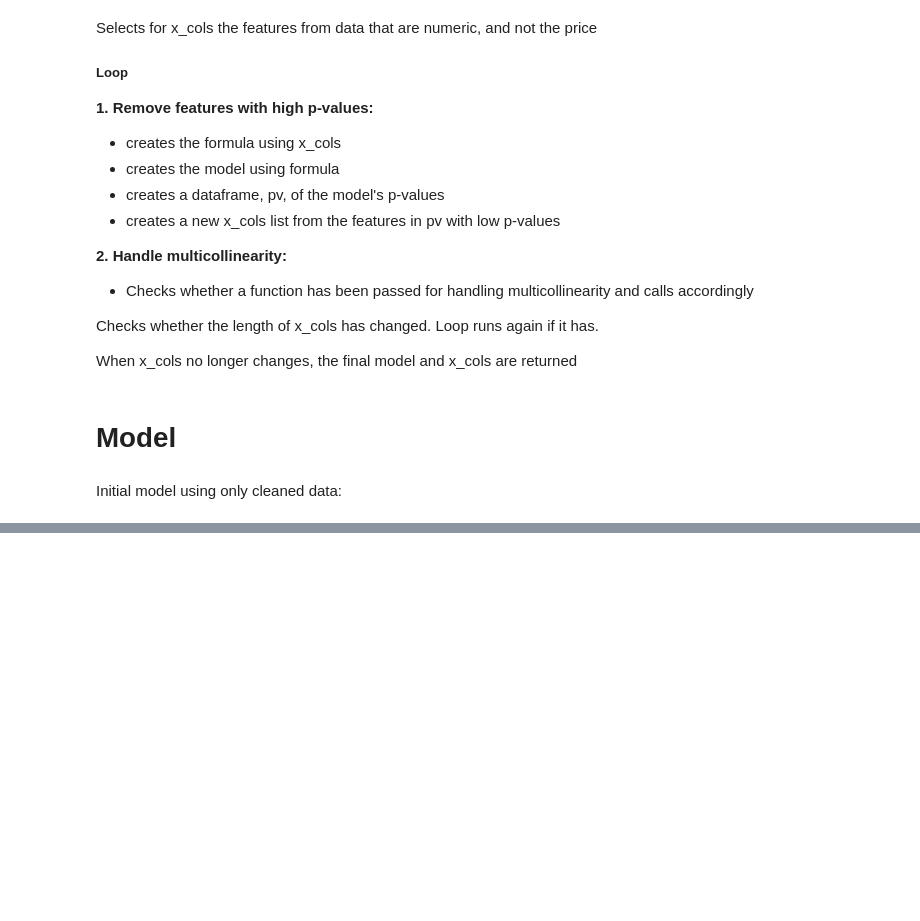
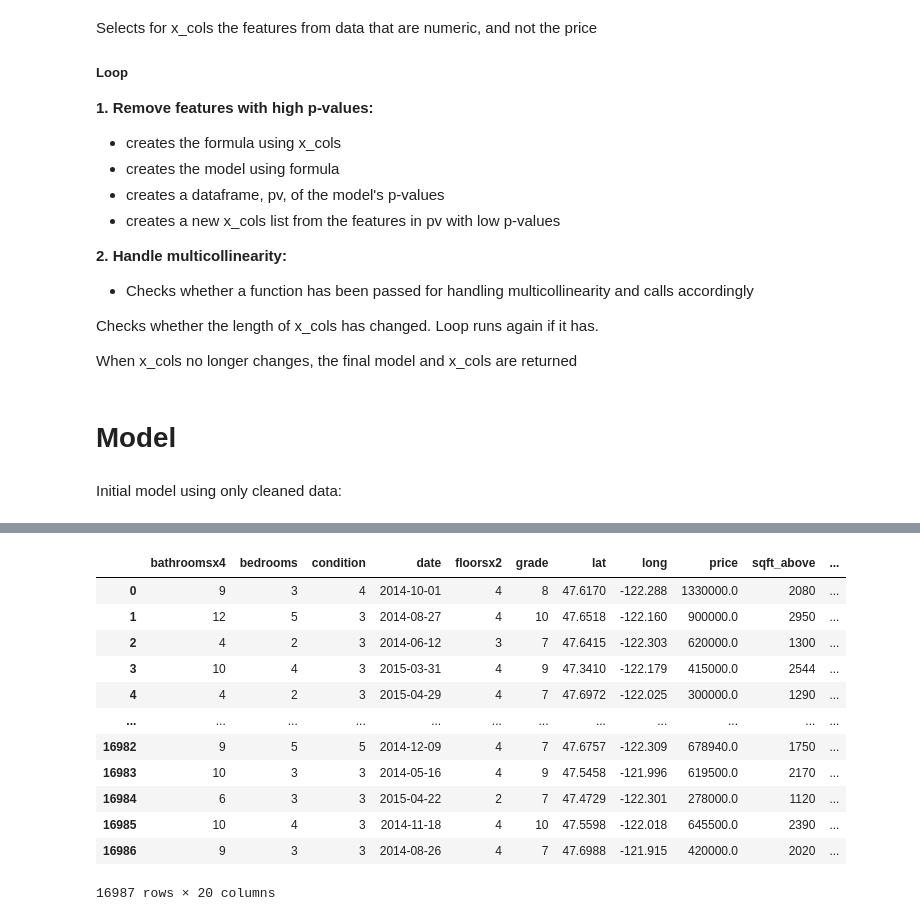
Before and after one commit to Maltanno/Phase2_Project, a Jupyter notebook: Model-Copy2.ipynb, the cells around one changed output, grey strips where cells are left out. Drawn from its saved outputs; the diff is of its cells as text; code cells hidden in the pictures; blank space fills up the shorter version.

```diff
--- a/Model-Copy2.ipynb
+++ b/Model-Copy2.ipynb
@@ -349,0 +427,26 @@ strong multicollinearity or other numerical problems.
+# %%
+data = pd.read_csv('data/clean.csv')
+#data = data[data.price < 2000000]
+
+data.sort_index(axis=1, inplace=True)
+data_train, data_test = tts(data, train_size=0.8, random_state=111)
+multicollinearity_threshold=0.7
+
+#data_t = data.copy()
+# data_t = transform(data_train)
+data_train = data_train.reset_index().drop('index', axis=1)
+data_train
+# %% [output]
+|  | bathroomsx4 | bedrooms | condition | date | floorsx2 | grade | lat | long | price | sqft_above | ... |
+| 0 | 9 | 3 | 4 | 2014-10-01 | 4 | 8 | 47.6170 | -122.288 | 1330000.0 | 2080 | ... |
+| 1 | 12 | 5 | 3 | 2014-08-27 | 4 | 10 | 47.6518 | -122.160 | 900000.0 | 2950 | ... |
+| 2 | 4 | 2 | 3 | 2014-06-12 | 3 | 7 | 47.6415 | -122.303 | 620000.0 | 1300 | ... |
+| 3 | 10 | 4 | 3 | 2015-03-31 | 4 | 9 | 47.3410 | -122.179 | 415000.0 | 2544 | ... |
+| 4 | 4 | 2 | 3 | 2015-04-29 | 4 | 7 | 47.6972 | -122.025 | 300000.0 | 1290 | ... |
+| ... | ... | ... | ... | ... | ... | ... | ... | ... | ... | ... | ... |
+| 16982 | 9 | 5 | 5 | 2014-12-09 | 4 | 7 | 47.6757 | -122.309 | 678940.0 | 1750 | ... |
+| 16983 | 10 | 3 | 3 | 2014-05-16 | 4 | 9 | 47.5458 | -121.996 | 619500.0 | 2170 | ... |
+| 16984 | 6 | 3 | 3 | 2015-04-22 | 2 | 7 | 47.4729 | -122.301 | 278000.0 | 1120 | ... |
+| 16985 | 10 | 4 | 3 | 2014-11-18 | 4 | 10 | 47.5598 | -122.018 | 645500.0 | 2390 | ... |
+| 16986 | 9 | 3 | 3 | 2014-08-26 | 4 | 7 | 47.6988 | -121.915 | 420000.0 | 2020 | ... |
+16987 rows × 20 columns
```
Also changed, not shown: parts of 9 cells of this notebook, 4 other files.
